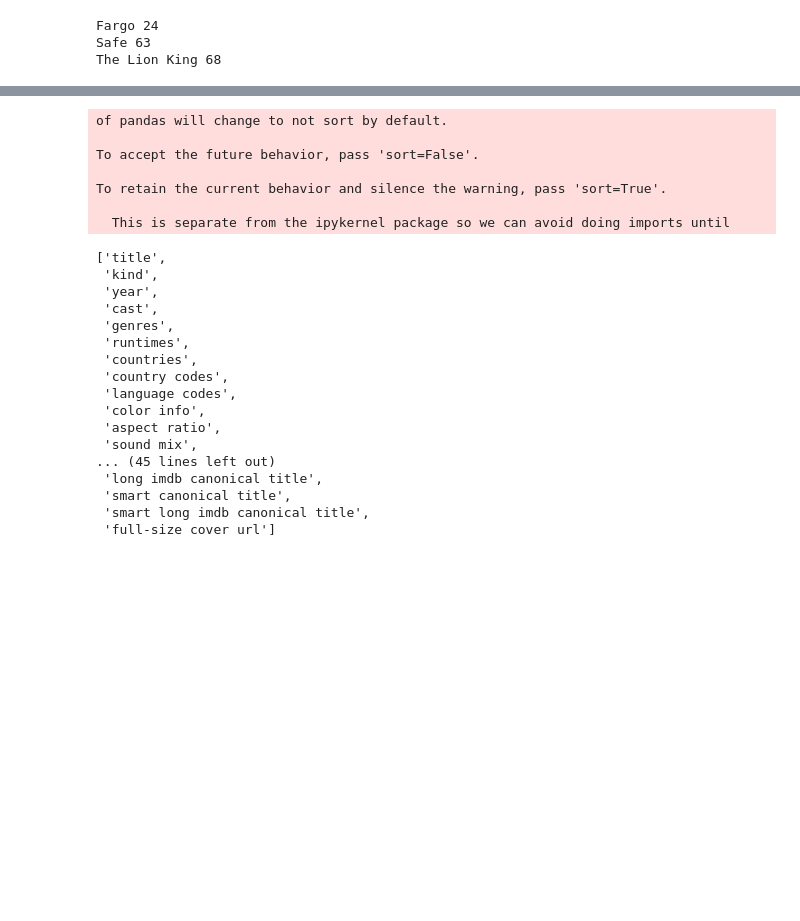
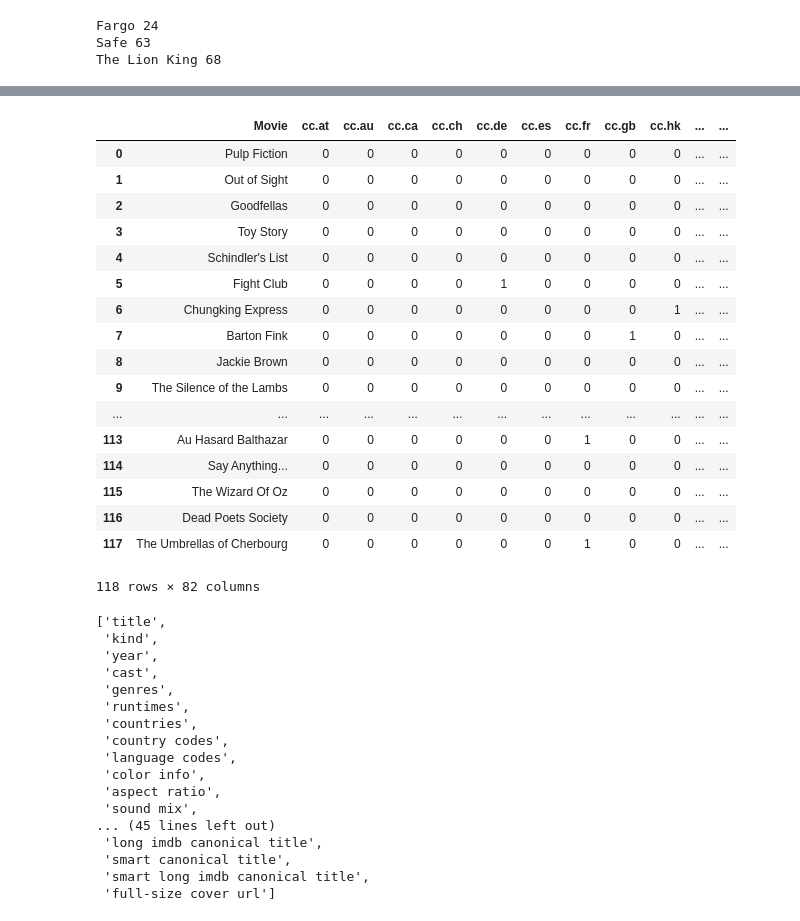
Before and after one commit to lstmemery/filmspotting-2019, a Jupyter notebook: src/imdb.ipynb, the cells around one changed output, grey strips where cells are left out. Saved outputs shown, nothing was run; the diff lists cells and outputs as text; code cells hidden in the pictures; blank space fills up the shorter version.

```diff
--- a/src/imdb.ipynb
+++ b/src/imdb.ipynb
@@ -145,7 +157,7 @@ imdb_votes = [imdb["votes"] for imdb in imdbs]
 # %%
 all_movies = all_movies.drop(columns="imdb")
 # %%
-all_movies = pd.concat([all_movies, imdb_country_codes, imdb_language_codes], axis=1)
+all_movies = pd.concat([all_movies, imdb_country_codes, imdb_language_codes, imdb_genres], axis=1)
 # %%
 all_movies["id"] = imdb_ids
 all_movies["year"] = imdb_years
@@ -153,18 +165,27 @@ all_movies["runtime"] = imdb_runtimes
 all_movies["color"] = imdb_colors
 all_movies["imdb_rating"] = imdb_rating
 all_movies["imdb_votes"] = imdb_votes
-# %%
-imdb_genres = pd.DataFrame(binner.fit_transform([imdb["genres"] for imdb in imdbs]),
-            columns=[f"genre.{class_}" for class_ in binner.classes_])
-all_movies = pd.concat([all_movies, imdb_genres])
-# %% [output]
-of pandas will change to not sort by default.
-
-To accept the future behavior, pass 'sort=False'.
-
-To retain the current behavior and silence the warning, pass 'sort=True'.
-
-  This is separate from the ipykernel package so we can avoid doing imports until
+# %%
+all_movies
+# %% [output]
+|  | Movie | cc.at | cc.au | cc.ca | cc.ch | cc.de | cc.es | cc.fr | cc.gb | cc.hk | ... | ... |
+| 0 | Pulp Fiction | 0 | 0 | 0 | 0 | 0 | 0 | 0 | 0 | 0 | ... | ... |
+| 1 | Out of Sight | 0 | 0 | 0 | 0 | 0 | 0 | 0 | 0 | 0 | ... | ... |
+| 2 | Goodfellas | 0 | 0 | 0 | 0 | 0 | 0 | 0 | 0 | 0 | ... | ... |
+| 3 | Toy Story | 0 | 0 | 0 | 0 | 0 | 0 | 0 | 0 | 0 | ... | ... |
+| 4 | Schindler's List | 0 | 0 | 0 | 0 | 0 | 0 | 0 | 0 | 0 | ... | ... |
+| 5 | Fight Club | 0 | 0 | 0 | 0 | 1 | 0 | 0 | 0 | 0 | ... | ... |
+| 6 | Chungking Express | 0 | 0 | 0 | 0 | 0 | 0 | 0 | 0 | 1 | ... | ... |
+| 7 | Barton Fink | 0 | 0 | 0 | 0 | 0 | 0 | 0 | 1 | 0 | ... | ... |
+| 8 | Jackie Brown | 0 | 0 | 0 | 0 | 0 | 0 | 0 | 0 | 0 | ... | ... |
+| 9 | The Silence of the Lambs | 0 | 0 | 0 | 0 | 0 | 0 | 0 | 0 | 0 | ... | ... |
+| ... | ... | ... | ... | ... | ... | ... | ... | ... | ... | ... | ... | ... |
+| 113 | Au Hasard Balthazar | 0 | 0 | 0 | 0 | 0 | 0 | 1 | 0 | 0 | ... | ... |
+| 114 | Say Anything... | 0 | 0 | 0 | 0 | 0 | 0 | 0 | 0 | 0 | ... | ... |
+| 115 | The Wizard Of Oz | 0 | 0 | 0 | 0 | 0 | 0 | 0 | 0 | 0 | ... | ... |
+| 116 | Dead Poets Society | 0 | 0 | 0 | 0 | 0 | 0 | 0 | 0 | 0 | ... | ... |
+| 117 | The Umbrellas of Cherbourg | 0 | 0 | 0 | 0 | 0 | 0 | 1 | 0 | 0 | ... | ... |
+118 rows × 82 columns
 # %%
 all_movies.to_csv("../results/imdb_results.csv", index=False)
 # %%
```
Also changed, not shown: parts of 1 cell of this notebook, 9 other files.
